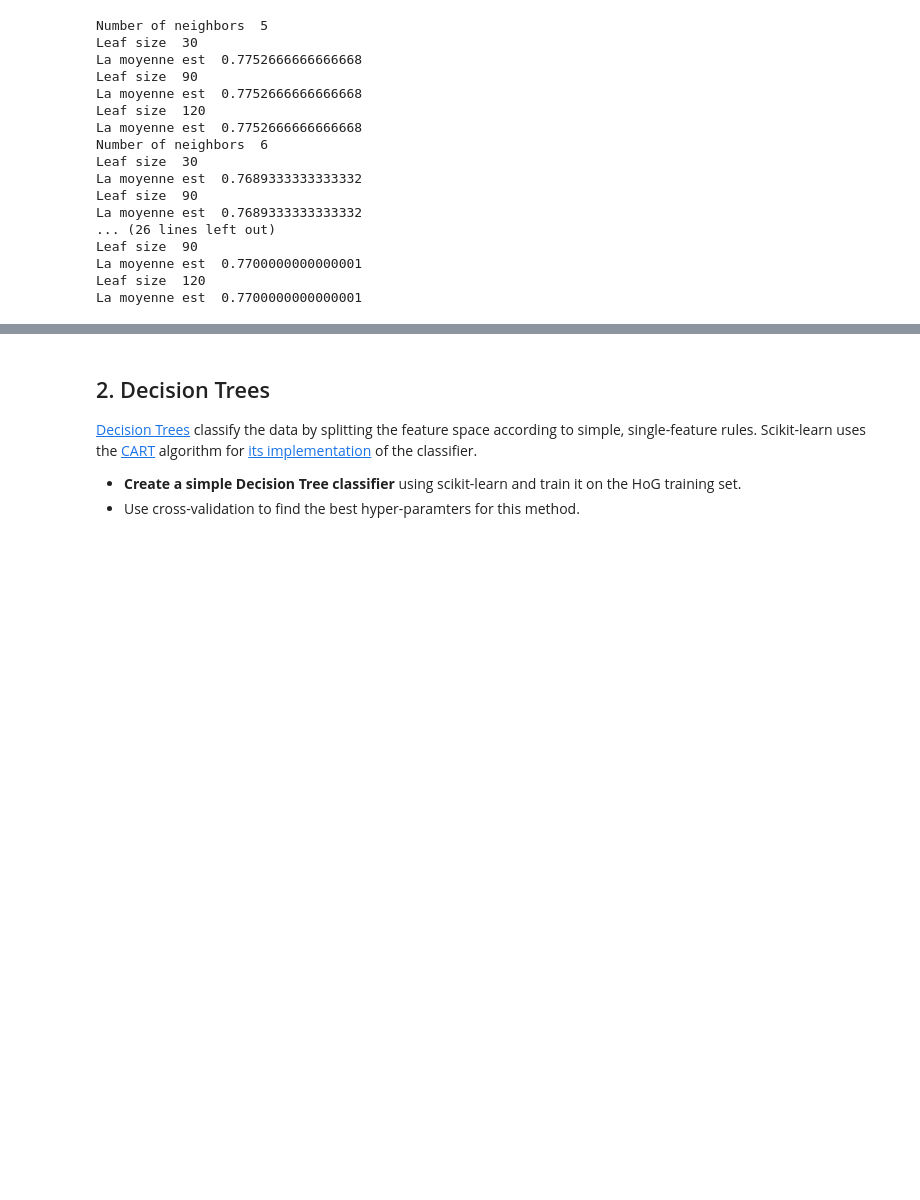
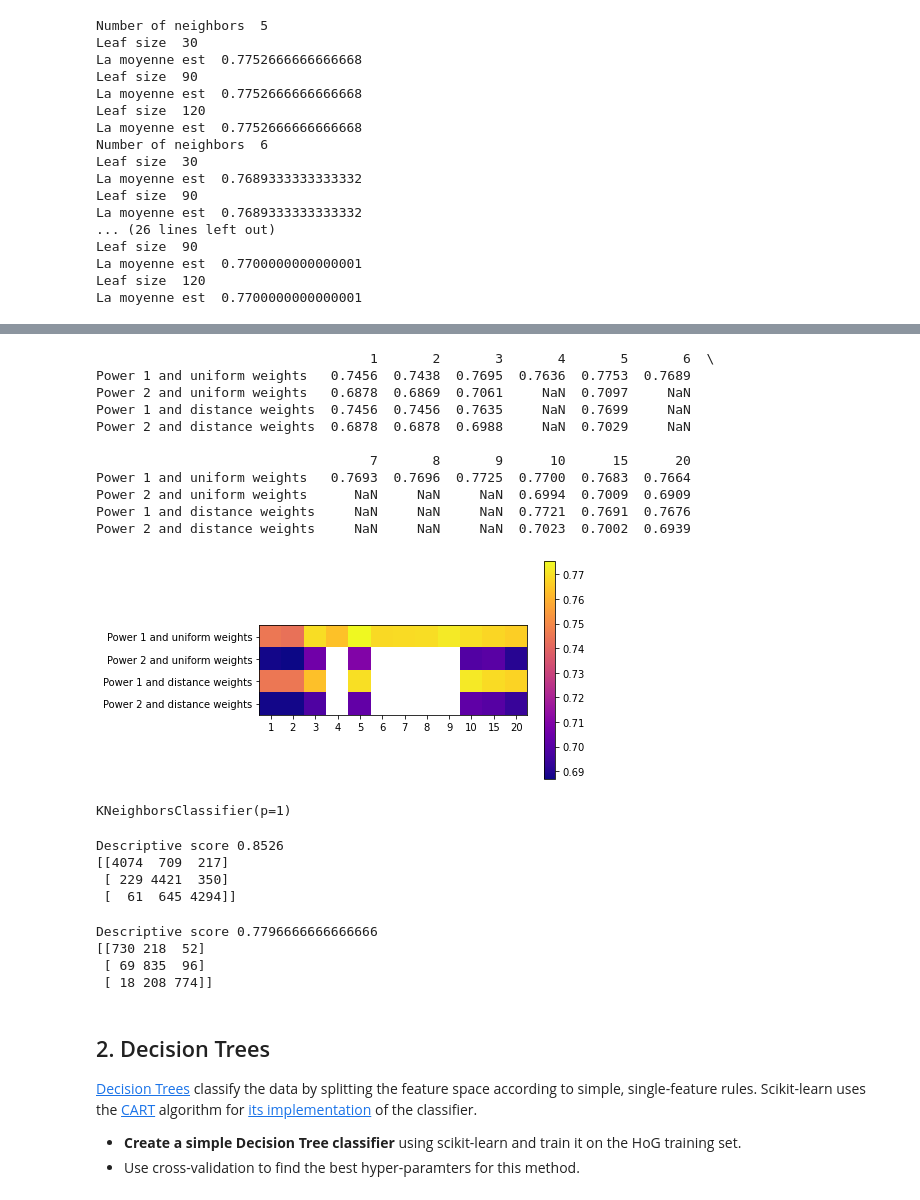
Before and after one commit to jszpirer/info-h-501, a Jupyter notebook: docs/LABS/ML1_Nearest_Neighbours_and_Decision_Trees.ipynb, the cells around one changed output, grey strips where cells are left out. Cells and saved outputs as stored; diff of their text form; code cells hidden in the pictures; blank space fills up the shorter version.

```diff
--- a/docs/LABS/ML1_Nearest_Neighbours_and_Decision_Trees.ipynb
+++ b/docs/LABS/ML1_Nearest_Neighbours_and_Decision_Trees.ipynb
@@ -209,3 +262,70 @@ for n in n_neighbors:
+# %%
+import pandas as pd
+import matplotlib.pyplot as plt
+
+def create_table(column_names, row_names, matrix):
+    df = pd.DataFrame(matrix, columns=column_names, index=row_names)
+    return df
+
+# Exemple d'utilisation
+columns = ['1', '2', '3', '4', '5', '6', '7', '8', '9', '10', '15', '20']
+rows = ['Power 1 and uniform weights', 'Power 2 and uniform weights', 'Power 1 and distance weights', 'Power 2 and distance weights']
+data = [[0.7456, 0.7438, 0.7695, 0.7636, 0.7753, 0.7689, 0.7693, 0.7696, 0.7725, 0.7700, 0.7683, 0.7664],
+        [0.6878, 0.6869, 0.7061, None, 0.7097, None, None, None, None, 0.6994, 0.7009, 0.6909],
+        [0.7456, 0.7456, 0.7635, None, 0.7699, None, None, None, None, 0.7721, 0.7691, 0.7676],
+        [0.6878, 0.6878, 0.6988, None, 0.7029, None, None, None, None, 0.7023, 0.7002, 0.6939]]
+
+tableau = create_table(columns, rows, data)
+
+# Affichage du tableau
+print(tableau)
+
+# Création de l'image à partir du tableau
+plt.imshow(tableau.values, cmap='plasma', interpolation='nearest')
+plt.colorbar()
+plt.xticks(range(len(columns)), columns)
+plt.yticks(range(len(rows)), rows)
+plt.show()
+# %% [output]
+                                   1       2       3       4       5       6  \
+Power 1 and uniform weights   0.7456  0.7438  0.7695  0.7636  0.7753  0.7689
+Power 2 and uniform weights   0.6878  0.6869  0.7061     NaN  0.7097     NaN
+Power 1 and distance weights  0.7456  0.7456  0.7635     NaN  0.7699     NaN
+Power 2 and distance weights  0.6878  0.6878  0.6988     NaN  0.7029     NaN
+
+                                   7       8       9      10      15      20
+Power 1 and uniform weights   0.7693  0.7696  0.7725  0.7700  0.7683  0.7664
+Power 2 and uniform weights      NaN     NaN     NaN  0.6994  0.7009  0.6909
+Power 1 and distance weights     NaN     NaN     NaN  0.7721  0.7691  0.7676
+Power 2 and distance weights     NaN     NaN     NaN  0.7023  0.7002  0.6939
+[figure, added]
+# %%
+clf = KNeighborsClassifier(n_neighbors=5,p=1,weights='uniform')
+clf.fit( dataset.train['hog'], dataset.train['labels'] )
+# %% [output]
+KNeighborsClassifier(p=1)
+# %%
+pred = clf.predict(dataset.train['hog'])
+score = accuracy_score(dataset.train['labels'], pred)
+print("Descriptive score", score)
+cm = confusion_matrix(dataset.train['labels'], pred)
+print(cm)
+# %% [output]
+Descriptive score 0.8526
+[[4074  709  217]
+ [ 229 4421  350]
+ [  61  645 4294]]
+# %%
+pred = clf.predict(dataset.test['hog'])
+score = accuracy_score(dataset.test['labels'], pred)
+print("Descriptive score", score)
+cm = confusion_matrix(dataset.test['labels'], pred)
+print(cm)
+# %% [output]
+Descriptive score 0.7796666666666666
+[[730 218  52]
+ [ 69 835  96]
+ [ 18 208 774]]
 # %% [markdown]
 ## 2. Decision Trees
 
```
Also changed, not shown: parts of 17 cells of this notebook, 3 other files.
